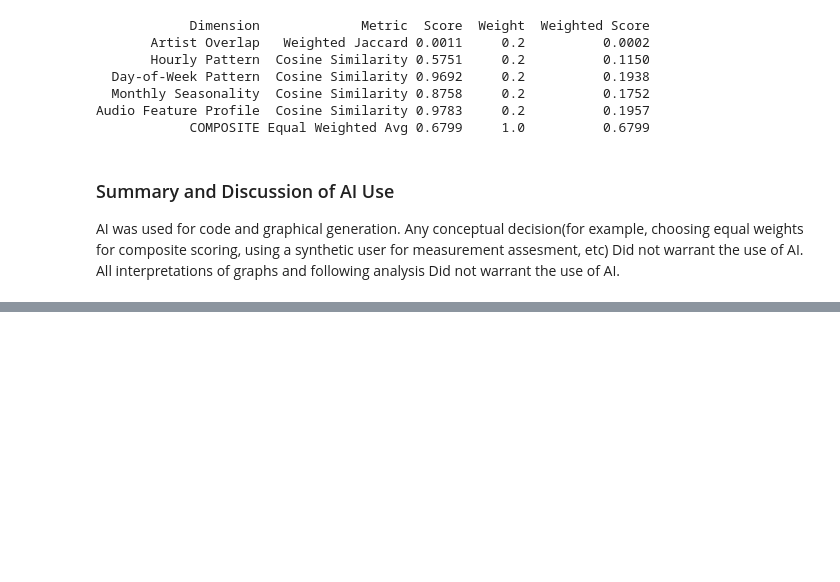
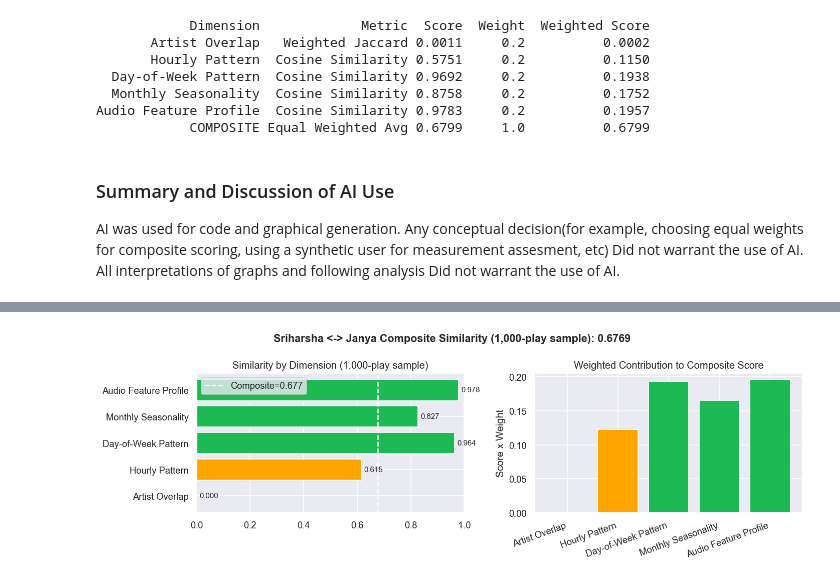
Before and after one commit to Devligan/Spotify-Wrapped, a Jupyter notebook: similarity_analysis.ipynb, the cells around one changed output, grey strips where cells are left out. Drawn from its saved outputs; the diff is of its cells as text; code cells hidden in the pictures; blank space fills up the shorter version.

Commit message:
Sample similarity Score

```diff
--- a/similarity_analysis.ipynb
+++ b/similarity_analysis.ipynb
@@ -490,3 +490,77 @@ Audio Feature Profile  Cosine Similarity 0.9783     0.2          0.1957
 # %% [markdown]
 ### Summary and Discussion of AI Use
 AI was used for code and graphical generation. Any conceptual decision(for example, choosing equal weights for composite scoring, using a synthetic user for measurement assesment, etc) Did not warrant the use of AI. All interpretations of graphs and following analysis Did not warrant the use of AI.
+# %%
+# Sample 1,000 plays from each user and recompute all five dimensions
+sri_sample = sri.sample(n=1000, random_state=42)
+jan_sample = jan.sample(n=1000, random_state=42)
+
+# Recompute each dimension on the sample
+sri_art_s = artist_minutes(sri_sample)
+jan_art_s = artist_minutes(jan_sample)
+all_art_s = sri_art_s.index.union(jan_art_s.index)
+sv = sri_art_s.reindex(all_art_s, fill_value=0)
+jv = jan_art_s.reindex(all_art_s, fill_value=0)
+weighted_jaccard_s = np.minimum(sv, jv).sum() / np.maximum(sv, jv).sum()
+
+sri_hour_s = norm_dist(sri_sample.groupby('hour')['minutes'].sum(), 24)
+jan_hour_s = norm_dist(jan_sample.groupby('hour')['minutes'].sum(), 24)
+hour_sim_s = cosine_similarity([sri_hour_s], [jan_hour_s])[0, 0]
+
+sri_dow_s = norm_dist(sri_sample.groupby('dow')['minutes'].sum(), 7)
+jan_dow_s = norm_dist(jan_sample.groupby('dow')['minutes'].sum(), 7)
+dow_sim_s = cosine_similarity([sri_dow_s], [jan_dow_s])[0, 0]
+
+sri_month_s = norm_dist(sri_sample.groupby('month')['minutes'].sum(), 13)[1:]
+jan_month_s = norm_dist(jan_sample.groupby('month')['minutes'].sum(), 13)[1:]
+month_sim_s = cosine_similarity([sri_month_s], [jan_month_s])[0, 0]
+
+sri_profile_s, _ = audio_profile(sri_sample)
+jan_profile_s, _ = audio_profile(jan_sample)
+sri_norm_s = normalize_profile(sri_profile_s)
+jan_norm_s = normalize_profile(jan_profile_s)
+audio_sim_s = cosine_similarity([sri_norm_s.values], [jan_norm_s.values])[0, 0]
+
+# Equal weights across all 5 dimensions
+WEIGHTS_S = {
+    'Artist Overlap (Weighted Jaccard)': (weighted_jaccard_s, 0.20),
+    'Hourly Pattern (Cosine)':           (hour_sim_s,         0.20),
+    'Day-of-Week Pattern (Cosine)':      (dow_sim_s,          0.20),
+    'Monthly Seasonality (Cosine)':      (month_sim_s,        0.20),
+    'Audio Feature Profile (Cosine)':    (audio_sim_s,        0.20),
+}
+
+composite_s = sum(score * w for score, w in WEIGHTS_S.values())
+
+print("=== Similarity Dimensions (1,000-play sample) ===")
+for name, (score, w) in WEIGHTS_S.items():
+    print(f"  {name:<42} {score:.4f}  (weight={w:.0%})")
+print(f"COMPOSITE SIMILARITY SCORE: {composite_s:.4f}")
+print(f"\nFull-data composite for reference: {composite:.4f}")
+
+# Visualise
+labels_s = [n.split(" (")[0] for n in WEIGHTS_S]
+scores_s = [v[0] for v in WEIGHTS_S.values()]
+weights_s = [v[1] for v in WEIGHTS_S.values()]
+
+fig, axes = plt.subplots(1, 2, figsize=(12, 4))
+
+colors_s = ["#1DB954" if s >= 0.7 else "#FFA500" if s >= 0.4 else "#FF6B6B" for s in scores_s]
+bars = axes[0].barh(labels_s, scores_s, color=colors_s)
+axes[0].set_xlim(0, 1)
+axes[0].axvline(composite_s, color="white", linestyle="--", linewidth=1.5, label=f"Composite={composite_s:.3f}")
+axes[0].set_title("Similarity by Dimension (1,000-play sample)")
+axes[0].legend()
+for bar, s in zip(bars, scores_s):
+    axes[0].text(s + 0.01, bar.get_y() + bar.get_height()/2, f"{s:.3f}", va="center", fontsize=9)
+
+contributions_s = [s * w for s, w in zip(scores_s, weights_s)]
+axes[1].bar(labels_s, contributions_s, color=colors_s)
+axes[1].set_title("Weighted Contribution to Composite Score")
+axes[1].set_xticklabels(labels_s, rotation=20, ha="right")
+axes[1].set_ylabel("Score x Weight")
+
+plt.suptitle(f"Sriharsha <-> Janya Composite Similarity (1,000-play sample): {composite_s:.4f}", fontsize=13, fontweight="bold")
+plt.tight_layout()
+plt.show()
+# %% [output]
@@ -492,0 +576 @@ AI was used for code and graphical generation. Any conceptual decision(for examp
+[figure, added]
```
Also changed, not shown: parts of 1 cell of this notebook.
